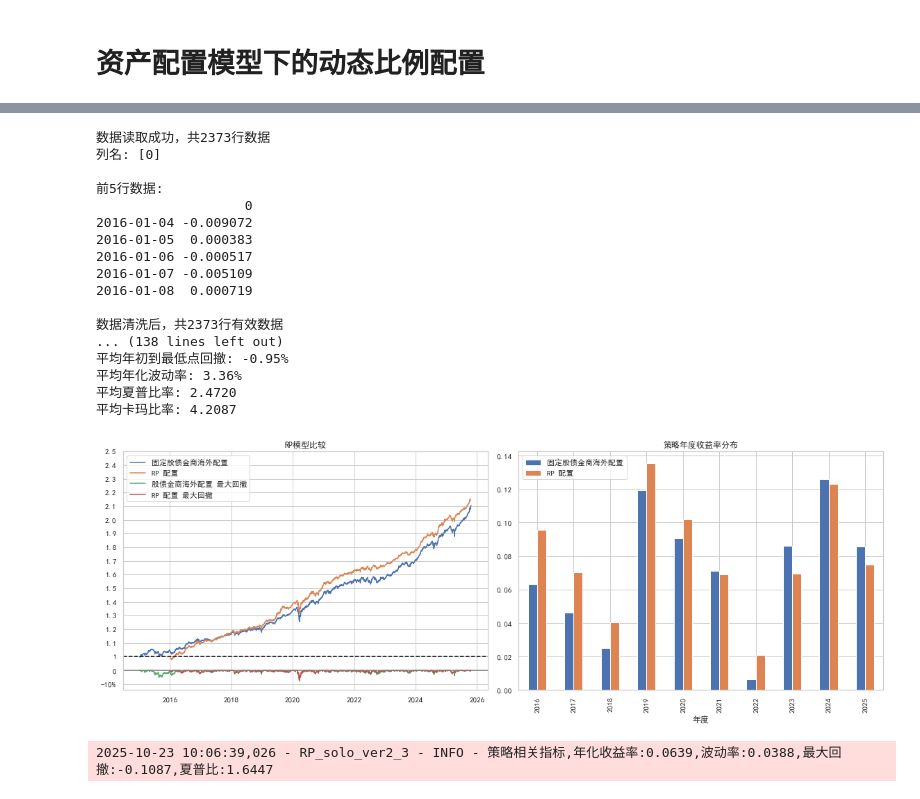
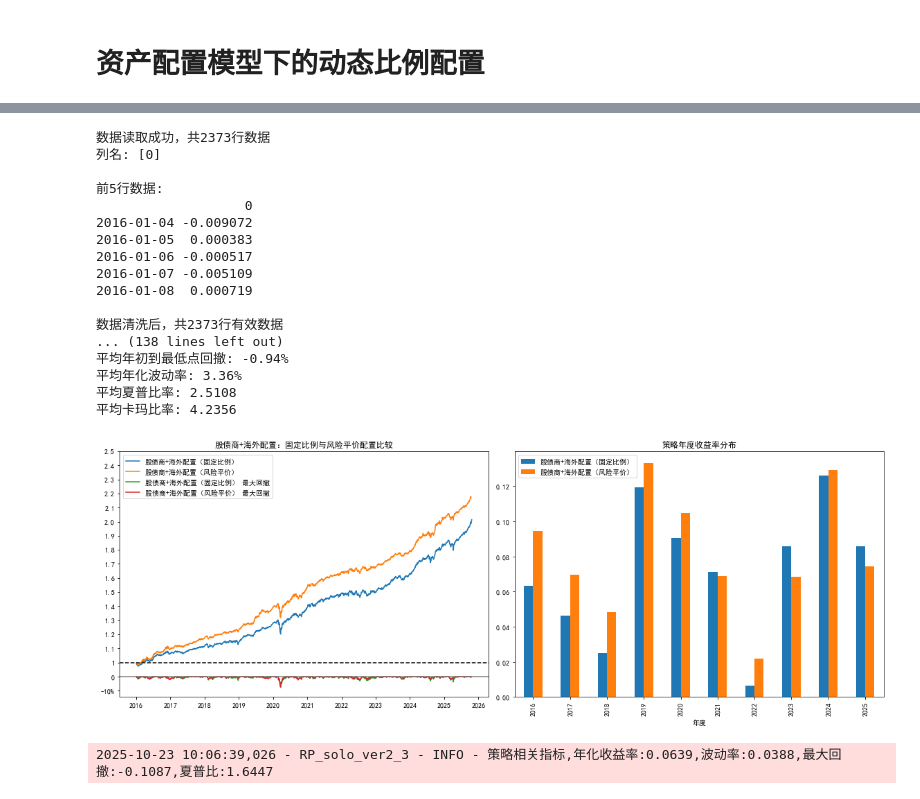
Before and after one commit to nurhachar-sibei/-----, a Jupyter notebook: 低利率时代投资研究.ipynb, the cells around one changed output, grey strips where cells are left out. Saved outputs shown, nothing was run; the diff lists cells and outputs as text; code cells hidden in the pictures.

```diff
--- a/低利率时代投资研究.ipynb
+++ b/低利率时代投资研究.ipynb
@@ -676,43 +599,44 @@ _ft_performance.set_index('年度',inplace=True)
 _rp_performance.set_index('年度',inplace=True)
 fig,axs = plt.subplots(1,2,figsize=(16,6))
 # plt.figure(figsize=(8,6))
-axs[0].plot(pvft,label='固定股债金商海外配置')
-axs[0].plot(test_rp.result_rp['rp_pv'],label='RP 配置')
+pvft_1 = (1+st_ft.loc['2016-01-04':]).cumprod()
+axs[0].plot(pvft_1,label='股债商+海外配置（固定比例）')
+axs[0].plot(test_rp.result_rp['rp_pv'],label='股债商+海外配置（风险平价）')
 axs[0].axhline(y=1, xmin=0, xmax=2025, color='black', linestyle='--')
-axs[0].plot(max_draw(pvft)+0.9,label='股债金商海外配置 最大回撤')
-axs[0].plot(max_draw(test_rp.result_rp['rp_pv'])+0.9,label='RP 配置 最大回撤')
+axs[0].plot(max_draw(pvft_1)+0.9,label='股债商+海外配置（固定比例） 最大回撤')
+axs[0].plot(max_draw(test_rp.result_rp['rp_pv'])+0.9,label='股债商+海外配置（风险平价） 最大回撤')
 axs[0].axhline(y=0.9, xmin=0, xmax=2025, color='grey', linestyle='-')
 axs[0].set_yticks([0.8,0.9,1,1.1,1.2,1.3,1.4,1.5,1.6,1.7,1.8,1.9,2.0,2.1,2.2,2.3,2.4,2.5])
 axs[0].set_yticklabels(['-10%',0,1,1.1,1.2,1.3,1.4,1.5,1.6,1.7,1.8,1.9,2.0,2.1,2.2,2.3,2.4,2.5])
 axs[0].legend()
-axs[0].set_title('RP模型比较')
+axs[0].set_title('股债商+海外配置：固定比例与风险平价配置比较')
 
 
 year_performance = pd.concat([_ft_performance['区间收益率'],_rp_performance['区间收益率']],axis=1)
-year_performance.columns = ['固定股债金商海外配置','RP 配置']
+year_performance.columns = ['股债商+海外配置（固定比例）','股债商+海外配置（风险平价）']
 axs[1] = year_performance.plot(kind='bar',ax=axs[1])
 axs[1].set_title('策略年度收益率分布')
 plt.tight_layout()
 plt.show()
 # %% [output]
 数据读取成功，共2373行数据
 列名: [0]
 
 前5行数据:
                    0
 2016-01-04 -0.009072
 2016-01-05  0.000383
 2016-01-06 -0.000517
 2016-01-07 -0.005109
 2016-01-08  0.000719
 
 数据清洗后，共2373行有效数据
 ... (138 lines left out)
-平均年初到最低点回撤: -0.95%
+平均年初到最低点回撤: -0.94%
 平均年化波动率: 3.36%
-平均夏普比率: 2.4720
-平均卡玛比率: 4.2087
+平均夏普比率: 2.5108
+平均卡玛比率: 4.2356
-[figure, old version]
+[figure, new version]
 # %%
 test_rp.get_eval()
 test_rp.eval_df
```
Also changed, not shown: parts of 21 cells of this notebook, 5 other files.
